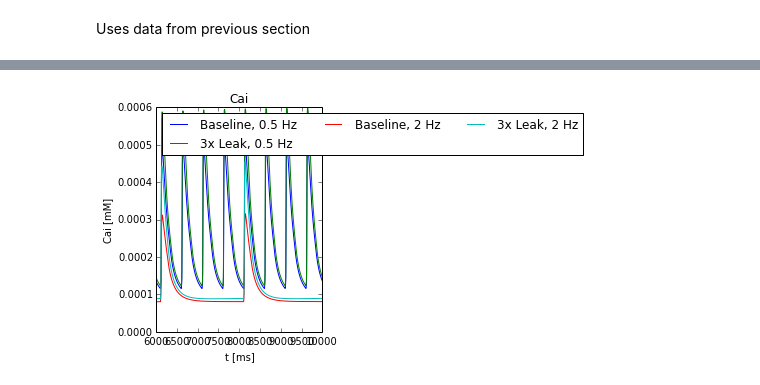
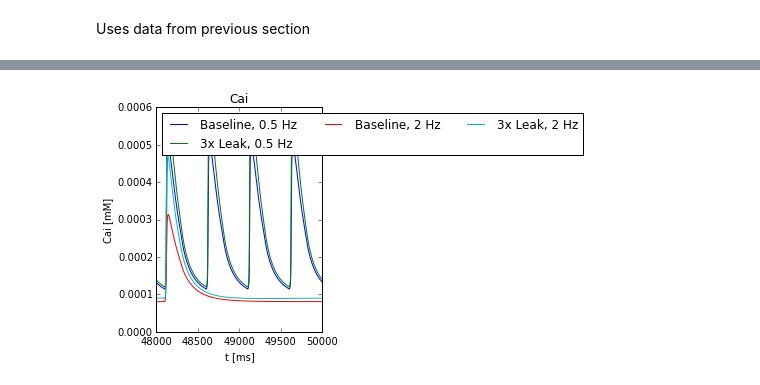
Before and after one commit to huskeypm/wholecell, a Jupyter notebook: despaSweep_150615.ipynb, the cells around one changed output, grey strips where cells are left out. Cells and saved outputs as stored; diff of their text form; code cells hidden in the pictures.

```diff
--- a/despaSweep_150615.ipynb
+++ b/despaSweep_150615.ipynb
@@ -73,9 +77,9 @@ Reading ./run_G_CaBk2.50_G_NaBk1.00_stim1000.pickle
 # %% [markdown]
 Uses data from previous section
 # %%
-root = "/home/AD/cesc235/wholecell_new2/wholecell/"
-#versionPrefix = "150609_"
+root = "/home/AD/cesc235/wholecell_new3/wholecell/"
+versionPrefix = "150609_"
 
 if 1:
-  data1 = ao.readPickle(root+"run_G_CaBk1.00_G_NaBk1.00_stim1000.pickle")
-  data2 = ao.readPickle(root+"run_G_CaBk2.00_G_NaBk2.00_stim1000.pickle")
+  data3 = ao.readPickle(root+"run_G_CaBk1.00_G_NaBk1.00_stim1000.pickle")
+  data4 = ao.readPickle(root+"run_G_CaBk3.00_G_NaBk3.00_stim1000.pickle")
@@ -198,5 +184,5 @@ Reading ./run_G_CaBk3.00_G_NaBk3.00_stim500.pickle
 # %%
-root = "/home/AD/cesc235/wholecell_new2/wholecell/"
+root = "/home/AD/cesc235/wholecell_new3/wholecell/"
 versionPrefix = "150615_"
 
 if 1:
@@ -320,8 +384,8 @@ Reading ./run_G_CaBk3.00_G_NaBk3.00_stim2000.pickle
 # %%
-root = "/home/AD/cesc235/wholecell_new2/wholecell/"
+root = "/home/AD/cesc235/wholecell_new3/wholecell/"
 versionPrefix = "150615_"
 
 if 1:
-  data3 = ao.readPickle(root+"run_G_CaBk1.00_G_NaBk1.00_stim2000.pickle")
-  data4 = ao.readPickle(root+"run_G_CaBk3.00_G_NaBk3.00_stim2000.pickle")
+  data7 = ao.readPickle(root+"run_G_CaBk1.00_G_NaBk1.00_stim2000.pickle")
+  data8 = ao.readPickle(root+"run_G_CaBk3.00_G_NaBk3.00_stim2000.pickle")
 # %% [output]
@@ -333,38 +535,38 @@ ax1 = plt.subplot(1,2,1)
 #############
 idxCai = runner.model.state_indices("Cai")
 
 data = data1
 s = data['s']
 t = data['t']
 sca1 = s[1:,idxCai]
 ax1.plot(t,sca1,label="Baseline, 0.5 Hz")
 
 data = data2
 s = data['s']
 t = data['t']
 sca2 = s[1:,idxCai]
 ax1.plot(t,sca2,label="3x Leak, 0.5 Hz")
 
-data = data3
+data = data7
 s = data['s']
 t = data['t']
-sca3 = s[1:,idxCai]
-ax1.plot(t,sca3,label="Baseline, 2 Hz")
+sca7 = s[1:,idxCai]
+ax1.plot(t,sca7,label="Baseline, 2 Hz")
 
-data = data4
+data = data8
 s = data['s']
 t = data['t']
-sca4 = s[1:,idxCai]
-ax1.plot(t,sca4,label="3x Leak, 2 Hz")
+sca8 = s[1:,idxCai]
+ax1.plot(t,sca8,label="3x Leak, 2 Hz")
 
-ax1.set_xlim([6000,10000])
+ax1.set_xlim([48000,50000])
 ax1.set_ylabel("Cai [mM]")
 ax1.set_xlabel("t [ms]")
 ax1.set_title("Cai")
 
 plt.legend(loc=0, ncol=3)
 plt.tight_layout()
 
 plt.gcf().savefig(root+versionPrefix+'figure5AB.png',dpi=300)
 # %% [output]
-[figure, old version]
+[figure, new version]
```
Also changed, not shown: parts of 37 cells of this notebook, 28 other files.
